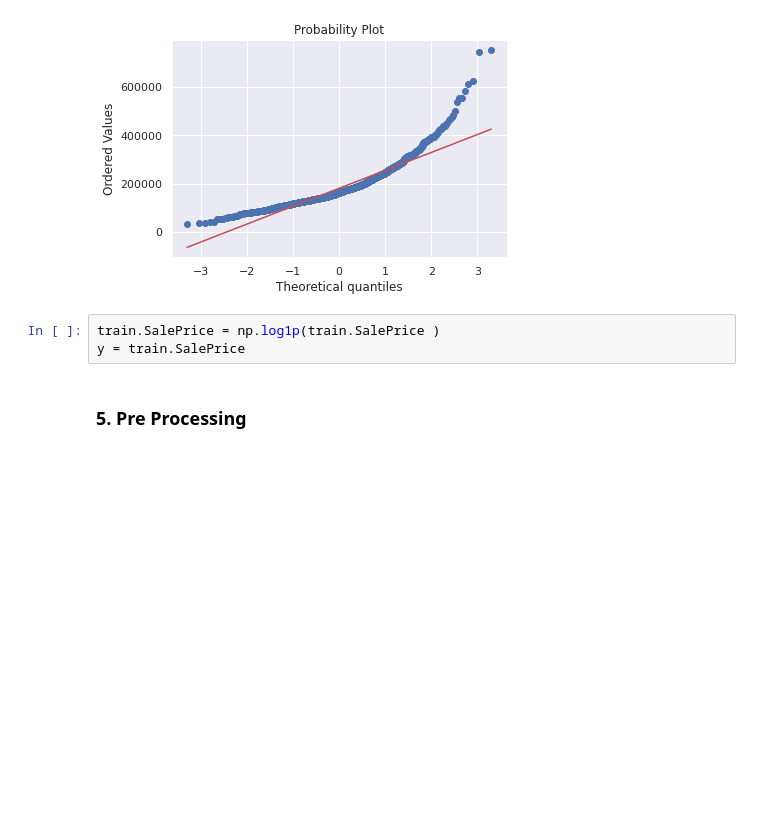
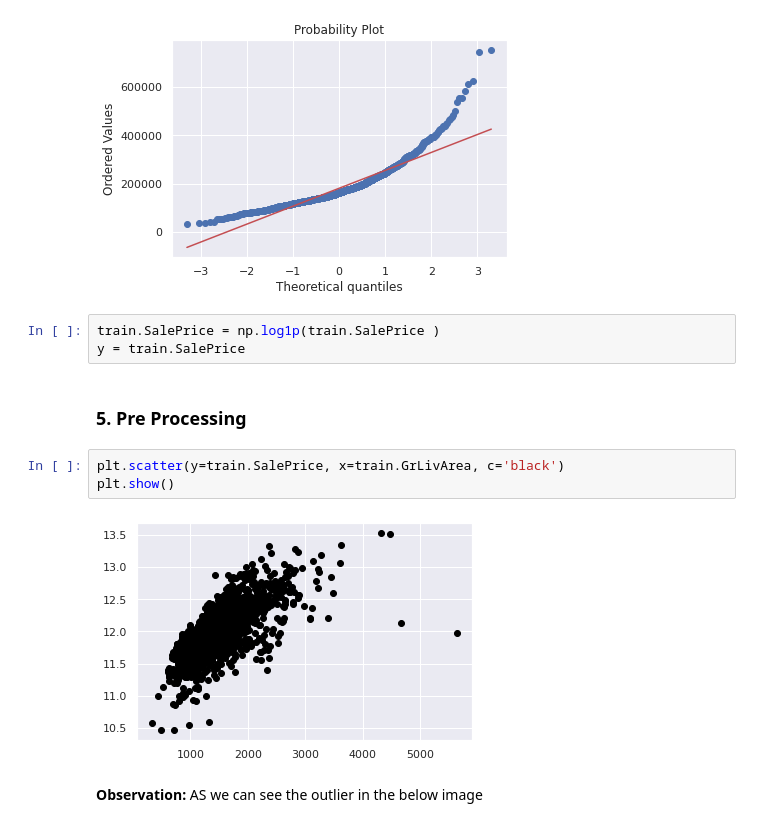
Before and after one commit to amar-ismail522/Data-Science-Machine-Learning-Work, a Jupyter notebook: Project 3 - House Price Prediction - Linear Regression/House Price Prediction - Linear Regression.ipynb, the cells around one changed output. Saved outputs shown, nothing was run; the diff lists cells and outputs as text; blank space fills up the shorter version.

Commit message:
Update House Price Prediction - Linear Regression.ipynb
complete pre processing of dataset

```diff
--- a/Project 3 - House Price Prediction - Linear Regression/House Price Prediction - Linear Regression.ipynb
+++ b/Project 3 - House Price Prediction - Linear Regression/House Price Prediction - Linear Regression.ipynb
@@ -232,3 +232,10 @@ train.SalePrice = np.log1p(train.SalePrice )
 y = train.SalePrice
 # %% [markdown]
 ### 5. Pre Processing
+# %%
+plt.scatter(y=train.SalePrice, x=train.GrLivArea, c='black')
+plt.show()
+# %% [output]
+[figure, added]
+# %% [markdown]
+**Observation:** AS we can see the outlier in the below image
```
Also changed, not shown: parts of 18 cells of this notebook.
